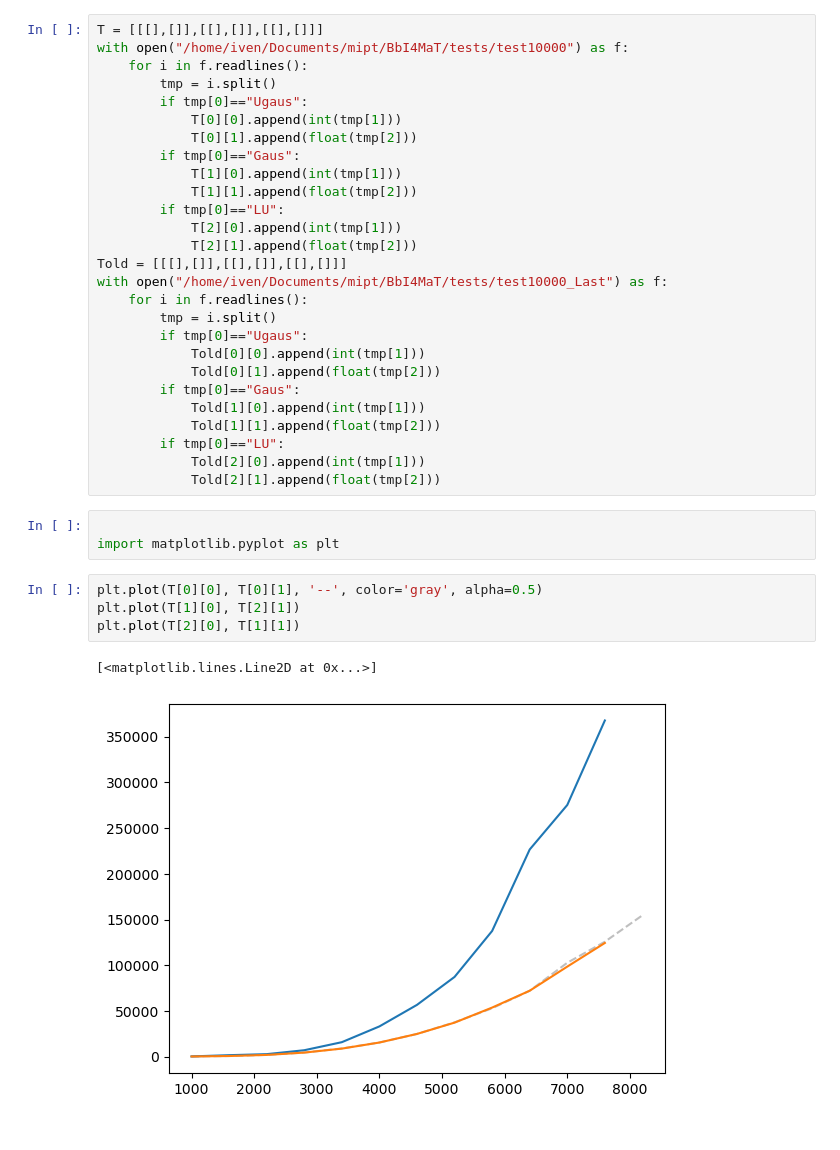
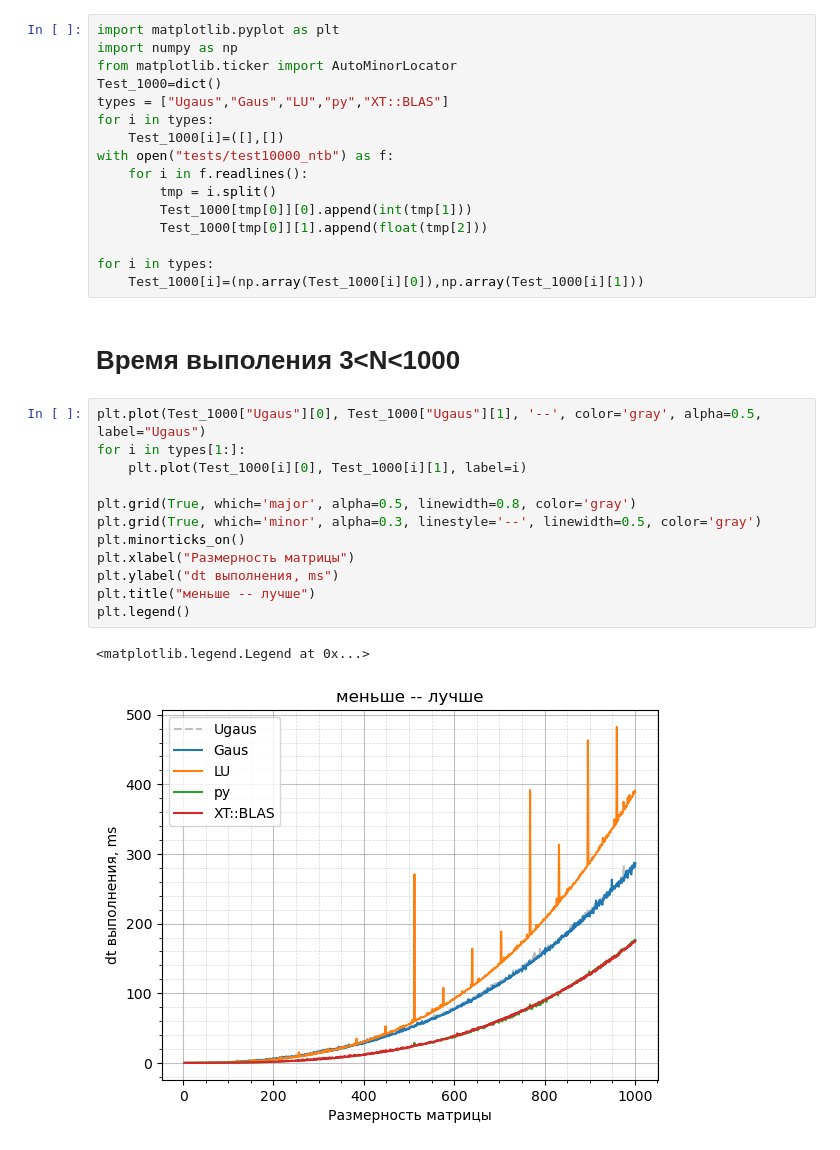
Before and after one commit to 4eburxn/BbI4MaT, a Jupyter notebook: vichmati.ipynb, the cells around one changed output. Saved outputs shown, nothing was run; the diff lists cells and outputs as text.

```diff
--- a/vichmati.ipynb
+++ b/vichmati.ipynb
@@ -1,37 +30,33 @@
 # %%
-T = [[[],[]],[[],[]],[[],[]]]
-with open("/home/iven/Documents/mipt/BbI4MaT/tests/test10000") as f:
+import matplotlib.pyplot as plt
+import numpy as np
+from matplotlib.ticker import AutoMinorLocator
+Test_1000=dict()
+types = ["Ugaus","Gaus","LU","py","XT::BLAS"]
+for i in types:
+    Test_1000[i]=([],[])
+with open("tests/test10000_ntb") as f:
     for i in f.readlines():
         tmp = i.split()
-        if tmp[0]=="Ugaus":
-            T[0][0].append(int(tmp[1]))
-            T[0][1].append(float(tmp[2]))
-        if tmp[0]=="Gaus":
-            T[1][0].append(int(tmp[1]))
-            T[1][1].append(float(tmp[2]))
-        if tmp[0]=="LU":
-            T[2][0].append(int(tmp[1]))
-            T[2][1].append(float(tmp[2]))
-Told = [[[],[]],[[],[]],[[],[]]]
-with open("/home/iven/Documents/mipt/BbI4MaT/tests/test10000_Last") as f:
-    for i in f.readlines():
-        tmp = i.split()
-        if tmp[0]=="Ugaus":
-            Told[0][0].append(int(tmp[1]))
-            Told[0][1].append(float(tmp[2]))
-        if tmp[0]=="Gaus":
-            Told[1][0].append(int(tmp[1]))
-            Told[1][1].append(float(tmp[2]))
-        if tmp[0]=="LU":
-            Told[2][0].append(int(tmp[1]))
-            Told[2][1].append(float(tmp[2]))
+        Test_1000[tmp[0]][0].append(int(tmp[1]))
+        Test_1000[tmp[0]][1].append(float(tmp[2]))
+
+for i in types:
+    Test_1000[i]=(np.array(Test_1000[i][0]),np.array(Test_1000[i][1]))
-# %%
-
-import matplotlib.pyplot as plt
+# %% [markdown]
+# Время выполения 3<N<1000
 # %%
-plt.plot(T[0][0], T[0][1], '--', color='gray', alpha=0.5)
-plt.plot(T[1][0], T[2][1])
-plt.plot(T[2][0], T[1][1])
+plt.plot(Test_1000["Ugaus"][0], Test_1000["Ugaus"][1], '--', color='gray', alpha=0.5, label="Ugaus")
+for i in types[1:]:
+    plt.plot(Test_1000[i][0], Test_1000[i][1], label=i)
+
+plt.grid(True, which='major', alpha=0.5, linewidth=0.8, color='gray')
+plt.grid(True, which='minor', alpha=0.3, linestyle='--', linewidth=0.5, color='gray')
+plt.minorticks_on()
+plt.xlabel("Размерность матрицы")
+plt.ylabel("dt выполнения, ms")
+plt.title("меньше -- лучше")
+plt.legend()
 # %% [output]
-[<matplotlib.lines.Line2D at 0x...>]
+<matplotlib.legend.Legend at 0x...>
-[figure, old version]
+[figure, new version]
```
Also changed, not shown: parts of 4 cells of this notebook, 6 other files.
